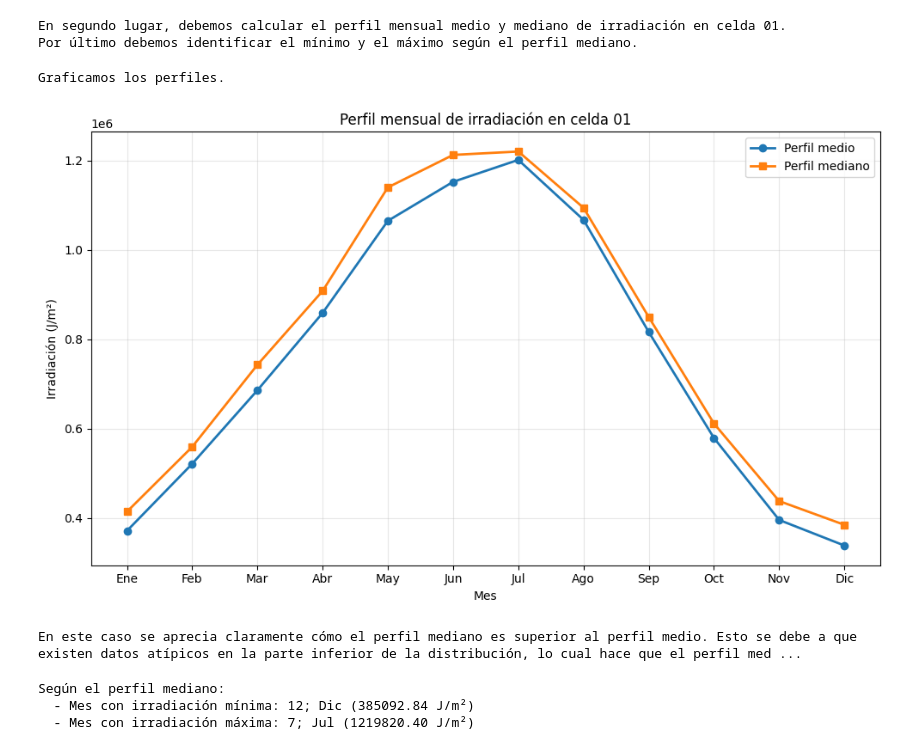
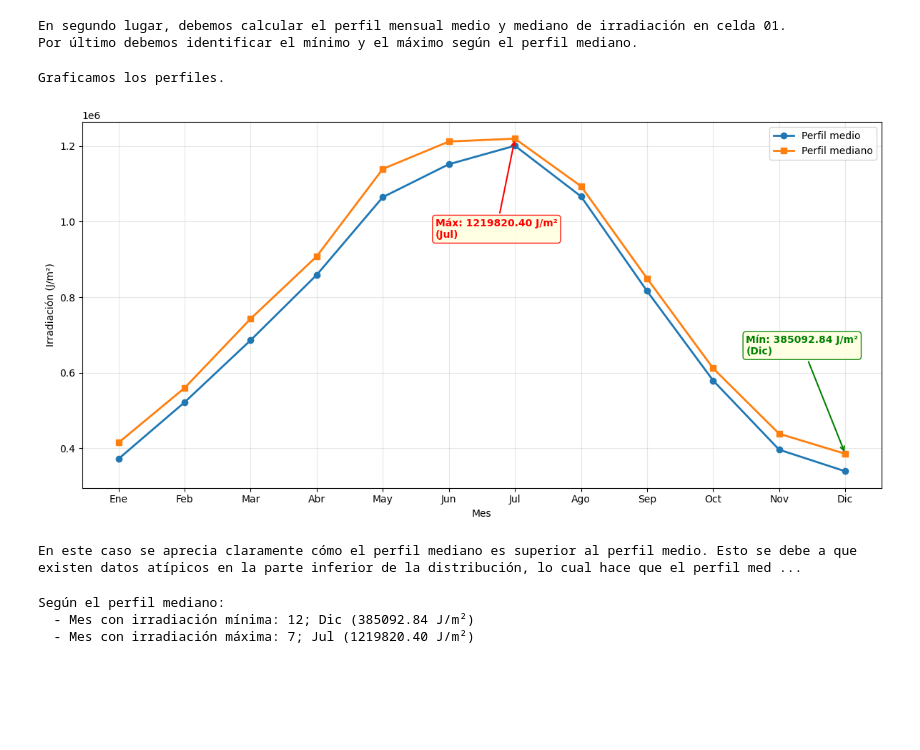
Before and after one commit to AlbertoRodvic/t1_estadistica_descriptiva, a Jupyter notebook: src/Apartado_3.ipynb, the cells around one changed output. Saved outputs shown, nothing was run; the diff lists cells and outputs as text; code cells hidden in the pictures; blank space fills up the shorter version.

```diff
--- a/src/Apartado_3.ipynb
+++ b/src/Apartado_3.ipynb
@@ -155,23 +176,45 @@ Por último debemos identificar el mínimo y el máximo según el perfil mediano
 # %%
 print("Graficamos los perfiles.")
 
+# Calculamos mínimo y máximo del perfil mediano para anotarlos en la gráfica
+mes_min_irrad = perfil_mediano_irrad.idxmin()
+mes_max_irrad = perfil_mediano_irrad.idxmax()
+val_min_irrad = perfil_mediano_irrad[mes_min_irrad]
+val_max_irrad = perfil_mediano_irrad[mes_max_irrad]
+
+months_labels = ['Ene', 'Feb', 'Mar', 'Abr', 'May', 'Jun', 'Jul', 'Ago', 'Sep', 'Oct', 'Nov', 'Dic']
+
 # Gráfica con los perfiles mediano y medio de la irradiación
-plt.figure(figsize=(10, 6))
+plt.figure(figsize=(12, 6))
 plt.plot(perfil_medio_irrad.index, perfil_medio_irrad.values, marker='o', label='Perfil medio', linewidth=2)
 plt.plot(perfil_mediano_irrad.index, perfil_mediano_irrad.values, marker='s', label='Perfil mediano', linewidth=2)
+
+# Anotación del mínimo
+plt.annotate(f'Mín: {val_min_irrad:.2f} J/m²\n({months_labels[mes_min_irrad-1]})',
+             xy=(mes_min_irrad, val_min_irrad), xytext=(-100, 100), textcoords='offset points',
+             arrowprops=dict(arrowstyle='->', color='green', lw=1.5),
+             fontsize=10, color='green', fontweight='bold',
+             bbox=dict(boxstyle='round,pad=0.3', facecolor='lightyellow', edgecolor='green', alpha=0.9))
+
+# Anotación del máximo
+plt.annotate(f'Máx: {val_max_irrad:.2f} J/m²\n({months_labels[mes_max_irrad-1]})',
+             xy=(mes_max_irrad, val_max_irrad), xytext=(-80, -100), textcoords='offset points',
+             arrowprops=dict(arrowstyle='->', color='red', lw=1.5),
+             fontsize=10, color='red', fontweight='bold',
+             bbox=dict(boxstyle='round,pad=0.3', facecolor='lightyellow', edgecolor='red', alpha=0.9))
+
 plt.xlabel('Mes')
 plt.ylabel('Irradiación (J/m²)')
-plt.title('Perfil mensual de irradiación en celda 01')
-plt.xticks(range(1, 13), ['Ene', 'Feb', 'Mar', 'Abr', 'May', 'Jun', 'Jul', 'Ago', 'Sep', 'Oct', 'Nov', 'Dic'])
+plt.xticks(range(1, 13), months_labels)
 plt.legend()
 plt.grid(True, alpha=0.3)
 plt.tight_layout()
 plt.show()
 
 print(f"En este caso se aprecia claramente cómo el perfil mediano es superior al perfil medio. Esto se debe a que existen datos atípicos en la parte inferior de la distribución, lo cual hace que el perfil medio sea menor.")
 # %% [output]
 Graficamos los perfiles.
-[figure, old version]
+[figure, new version]
 En este caso se aprecia claramente cómo el perfil mediano es superior al perfil medio. Esto se debe a que existen datos atípicos en la parte inferior de la distribución, lo cual hace que el perfil med ...
 # %%
 print(f"Según el perfil mediano:")
```
Also changed, not shown: parts of 8 cells of this notebook.
